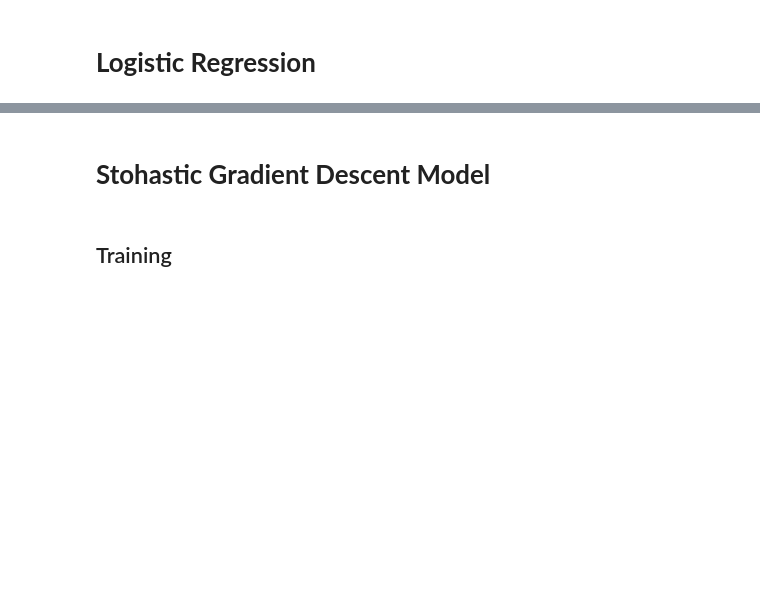
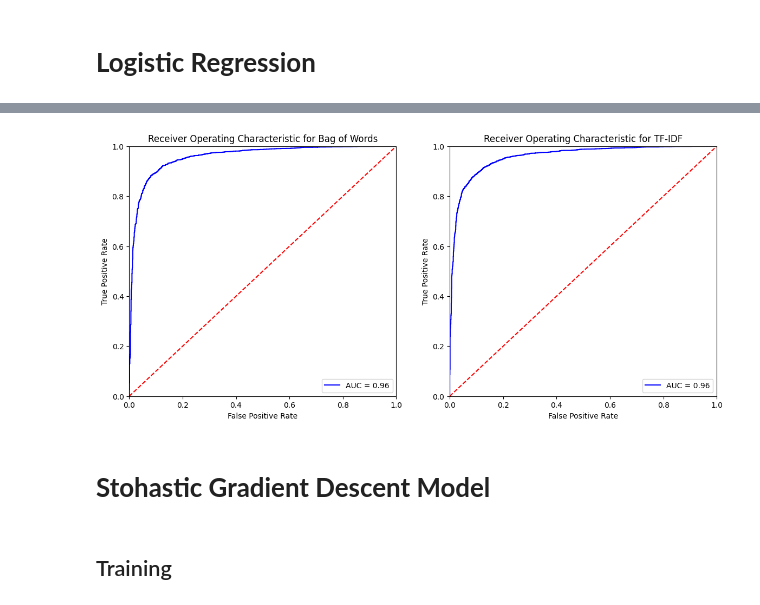
Before and after one commit to tSopermon/Baldur-s-Gate-3-game-reviews-sentiment-analysis, a Jupyter notebook: sentiment-analysis-of-webex-ml.ipynb, the cells around one changed output, grey strips where cells are left out. Cells and saved outputs as stored; diff of their text form; code cells hidden in the pictures; blank space fills up the shorter version.

```diff
--- a/sentiment-analysis-of-webex-ml.ipynb
+++ b/sentiment-analysis-of-webex-ml.ipynb
@@ -437,3 +501,39 @@ plt.show()
+# %%
+#ROC-AUC curve for bag of words
+probs_bow = lr_bow.predict_proba(bow_test_reviews)
+preds_bow = probs_bow[:,1]
+fpr_lr_bow, trp_lr_bow, thresholds_lr_bow = roc_curve(test_sentiments, preds_bow)
+roc_auc_lr_bow = auc(fpr_lr_bow, trp_lr_bow)
+#ROC-AUC curve for tfidf features
+probs_tfidf = lr_tfidf.predict_proba(tif_test_reviews)
+preds_tfidf = probs_tfidf[:,1]
+fpr_lr_tfidf, trp_lr_tfidf, thresholds_lr_tfidf = roc_curve(test_sentiments, preds_tfidf)
+roc_auc_lr_tfidf = auc(fpr_lr_tfidf, trp_lr_tfidf)
+
+#Plotting the ROC curves
+plt.figure(figsize=(14, 6))
+subplot = plt.subplot(1, 2, 1)
+plt.title('Receiver Operating Characteristic for Bag of Words')
+plt.plot(fpr_lr_bow, trp_lr_bow, 'b', label = 'AUC = %0.2f' % roc_auc_lr_bow)
+plt.legend(loc = 'lower right')
+plt.plot([0, 1], [0, 1],'r--')
+plt.xlim([0, 1])
+plt.ylim([0, 1])
+plt.ylabel('True Positive Rate')
+plt.xlabel('False Positive Rate')
+
+subplot = plt.subplot(1, 2, 2)
+plt.title('Receiver Operating Characteristic for TF-IDF')
+plt.plot(fpr_lr_tfidf, trp_lr_tfidf, 'b', label = 'AUC = %0.2f' % roc_auc_lr_tfidf)
+plt.legend(loc = 'lower right')
+plt.plot([0, 1], [0, 1],'r--')
+plt.xlim([0, 1])
+plt.ylim([0, 1])
+plt.ylabel('True Positive Rate')
+plt.xlabel('False Positive Rate')
+plt.show()
+# %% [output]
+[figure, added]
 # %% [markdown]
 # **Stohastic Gradient Descent Model**
 # %% [markdown]
```
Also changed, not shown: parts of 74 cells of this notebook.
